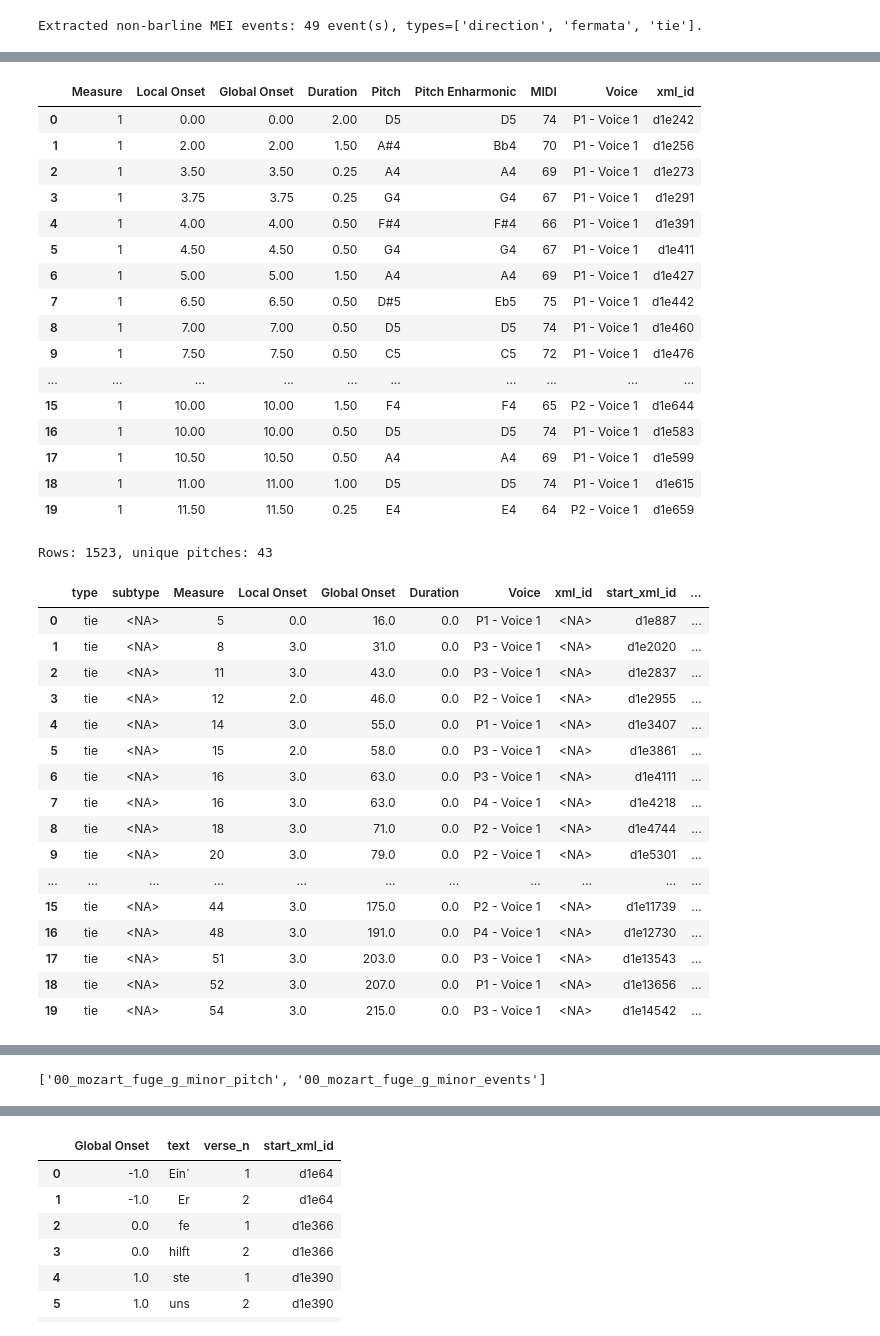
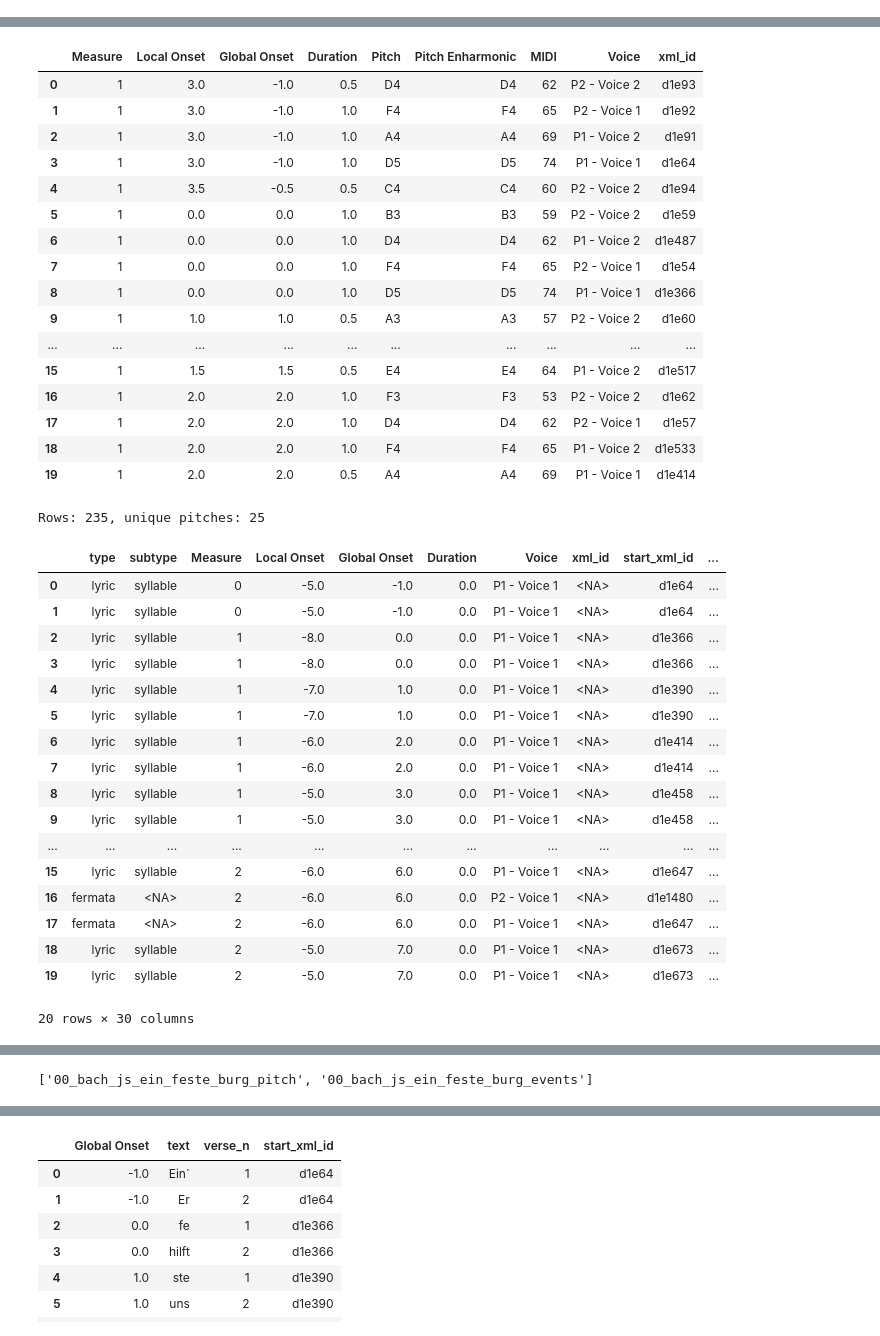
Before and after one commit to egorpol/camat_v2, a Jupyter notebook: testing_events_parse.ipynb, the cells around one changed output, grey strips where cells are left out. Drawn from its saved outputs; the diff is of its cells as text; code cells hidden in the pictures.

```diff
--- a/testing_events_parse.ipynb
+++ b/testing_events_parse.ipynb
@@ -40,8 +40,10 @@ ZOOM_WHEEL_DIM = 'width'             # 'both' | 'width' | 'height' (Bokeh only)
 SHOW_PROGRESS = True                 # tqdm progress bar for multiple files
 PROGRESS_DESC = None                 # custom progress label, or None
 
+QUIET_NATIVE_WARNINGS = False        # suppress native backend warnings
+
 # Cross-backend options
-STRIP_TIES = True                    # music21 backend only
+STRIP_TIES = True                    # reject ties in music21 backend only
 ALIGN_ACCIDENT_SCHEMA = True         # harmonize accidental schema across backends
 COLORIZE_VOICES = True               # color-code notes by voice/part in piano roll
 PALETTE = 'Category20'               # e.g. 'Category10', 'Category20', 'Set3', or list of colors
@@ -59,15 +61,16 @@ FILE_SOURCES = [
     # 'https://raw.githubusercontent.com/humdrum-tools/bach-wtc/refs/heads/main/kern/wtc1f22.krn',
     #  'https://raw.githubusercontent.com/trompamusic-encodings/Beethoven_Op31_No3_HenleUrtext/refs/heads/master/Beethoven_Op31_No3_3-HenleUrtext.mei',
     #  'https://raw.githubusercontent.com/piasteuck/winterreise-analysis/refs/heads/main/Schubert_Winterreise_Dataset_v2-0/01_RawData/score_musicxml/Schubert_D911-20.xml',
-    #  'https://raw.githubusercontent.com/music-encoding/sample-encodings/main/MEI_5.0/Music/Complete_examples/Bach-JS_Ein_feste_Burg.mei',
+    'https://raw.githubusercontent.com/music-encoding/sample-encodings/main/MEI_5.0/Music/Complete_examples/Bach-JS_Ein_feste_Burg.mei',
     #  'https://raw.githubusercontent.com/annplaksin/mei-sample-encodings/refs/heads/main/Dufay-SalveRegina/SalveReginaMisericordiae_Dufay_MEI_Mensural.mei',
-    'https://raw.githubusercontent.com/music-encoding/sample-encodings/main/MEI_3.0/Music/Complete_examples/Mozart_Fuge_G_minor.mei',
+    # 'https://raw.githubusercontent.com/music-encoding/sample-encodings/main/MEI_3.0/Music/Complete_examples/Mozart_Fuge_G_minor.mei',
 ]
 
 # Parse and visualize
 results, dfs_by_name, df_processed = parse_files(
     FILE_SOURCES,
     parsing_backend=PARSING_BACKEND,
+    quiet_native_warnings=QUIET_NATIVE_WARNINGS,
     dedupe_weaker_text_events=DEDUPE_WEAKER_TEXT_EVENTS,
     print_parsed_summary=PRINT_PARSED_SUMMARY,
     filter_zero_duration=FILTER_ZERO_DURATION,
@@ -120,39 +125,39 @@ Detected common-notation MEI. Skipping mensural duration/meter preprocessing.
 [Warning] Cannot parse JSON std::string. Using default options.
-Extracted non-barline MEI events: 49 event(s), types=['direction', 'fermata', 'tie'].
 [interactive output not drawn]
 [interactive output not drawn]
 |  | Measure | Local Onset | Global Onset | Duration | Pitch | Pitch Enharmonic | MIDI | Voice | xml_id |
-| 0 | 1 | 0.00 | 0.00 | 2.00 | D5 | D5 | 74 | P1 - Voice 1 | d1e242 |
-| 1 | 1 | 2.00 | 2.00 | 1.50 | A#4 | Bb4 | 70 | P1 - Voice 1 | d1e256 |
-| 2 | 1 | 3.50 | 3.50 | 0.25 | A4 | A4 | 69 | P1 - Voice 1 | d1e273 |
-| 3 | 1 | 3.75 | 3.75 | 0.25 | G4 | G4 | 67 | P1 - Voice 1 | d1e291 |
-| 4 | 1 | 4.00 | 4.00 | 0.50 | F#4 | F#4 | 66 | P1 - Voice 1 | d1e391 |
-| 5 | 1 | 4.50 | 4.50 | 0.50 | G4 | G4 | 67 | P1 - Voice 1 | d1e411 |
-| 6 | 1 | 5.00 | 5.00 | 1.50 | A4 | A4 | 69 | P1 - Voice 1 | d1e427 |
-| 7 | 1 | 6.50 | 6.50 | 0.50 | D#5 | Eb5 | 75 | P1 - Voice 1 | d1e442 |
-| 8 | 1 | 7.00 | 7.00 | 0.50 | D5 | D5 | 74 | P1 - Voice 1 | d1e460 |
-| 9 | 1 | 7.50 | 7.50 | 0.50 | C5 | C5 | 72 | P1 - Voice 1 | d1e476 |
+| 0 | 1 | 3.0 | -1.0 | 0.5 | D4 | D4 | 62 | P2 - Voice 2 | d1e93 |
+| 1 | 1 | 3.0 | -1.0 | 1.0 | F4 | F4 | 65 | P2 - Voice 1 | d1e92 |
+| 2 | 1 | 3.0 | -1.0 | 1.0 | A4 | A4 | 69 | P1 - Voice 2 | d1e91 |
+| 3 | 1 | 3.0 | -1.0 | 1.0 | D5 | D5 | 74 | P1 - Voice 1 | d1e64 |
+| 4 | 1 | 3.5 | -0.5 | 0.5 | C4 | C4 | 60 | P2 - Voice 2 | d1e94 |
+| 5 | 1 | 0.0 | 0.0 | 1.0 | B3 | B3 | 59 | P2 - Voice 2 | d1e59 |
+| 6 | 1 | 0.0 | 0.0 | 1.0 | D4 | D4 | 62 | P1 - Voice 2 | d1e487 |
+| 7 | 1 | 0.0 | 0.0 | 1.0 | F4 | F4 | 65 | P2 - Voice 1 | d1e54 |
+| 8 | 1 | 0.0 | 0.0 | 1.0 | D5 | D5 | 74 | P1 - Voice 1 | d1e366 |
+| 9 | 1 | 1.0 | 1.0 | 0.5 | A3 | A3 | 57 | P2 - Voice 2 | d1e60 |
 | ... | ... | ... | ... | ... | ... | ... | ... | ... | ... |
-| 15 | 1 | 10.00 | 10.00 | 1.50 | F4 | F4 | 65 | P2 - Voice 1 | d1e644 |
-| 16 | 1 | 10.00 | 10.00 | 0.50 | D5 | D5 | 74 | P1 - Voice 1 | d1e583 |
-| 17 | 1 | 10.50 | 10.50 | 0.50 | A4 | A4 | 69 | P1 - Voice 1 | d1e599 |
-| 18 | 1 | 11.00 | 11.00 | 1.00 | D5 | D5 | 74 | P1 - Voice 1 | d1e615 |
-| 19 | 1 | 11.50 | 11.50 | 0.25 | E4 | E4 | 64 | P2 - Voice 1 | d1e659 |
+| 15 | 1 | 1.5 | 1.5 | 0.5 | E4 | E4 | 64 | P1 - Voice 2 | d1e517 |
+| 16 | 1 | 2.0 | 2.0 | 1.0 | F3 | F3 | 53 | P2 - Voice 2 | d1e62 |
+| 17 | 1 | 2.0 | 2.0 | 1.0 | D4 | D4 | 62 | P2 - Voice 1 | d1e57 |
+| 18 | 1 | 2.0 | 2.0 | 1.0 | F4 | F4 | 65 | P1 - Voice 2 | d1e533 |
+| 19 | 1 | 2.0 | 2.0 | 0.5 | A4 | A4 | 69 | P1 - Voice 1 | d1e414 |
+Rows: 235, unique pitches: 25
+|  | type | subtype | Measure | Local Onset | Global Onset | Duration | Voice | xml_id | start_xml_id | ... |
+| 0 | lyric | syllable | 0 | -5.0 | -1.0 | 0.0 | P1 - Voice 1 | <NA> | d1e64 | ... |
+| 1 | lyric | syllable | 0 | -5.0 | -1.0 | 0.0 | P1 - Voice 1 | <NA> | d1e64 | ... |
+| 2 | lyric | syllable | 1 | -8.0 | 0.0 | 0.0 | P1 - Voice 1 | <NA> | d1e366 | ... |
+| 3 | lyric | syllable | 1 | -8.0 | 0.0 | 0.0 | P1 - Voice 1 | <NA> | d1e366 | ... |
+| 4 | lyric | syllable | 1 | -7.0 | 1.0 | 0.0 | P1 - Voice 1 | <NA> | d1e390 | ... |
+| 5 | lyric | syllable | 1 | -7.0 | 1.0 | 0.0 | P1 - Voice 1 | <NA> | d1e390 | ... |
+| 6 | lyric | syllable | 1 | -6.0 | 2.0 | 0.0 | P1 - Voice 1 | <NA> | d1e414 | ... |
+| 7 | lyric | syllable | 1 | -6.0 | 2.0 | 0.0 | P1 - Voice 1 | <NA> | d1e414 | ... |
+| 8 | lyric | syllable | 1 | -5.0 | 3.0 | 0.0 | P1 - Voice 1 | <NA> | d1e458 | ... |
+| 9 | lyric | syllable | 1 | -5.0 | 3.0 | 0.0 | P1 - Voice 1 | <NA> | d1e458 | ... |
+| ... | ... | ... | ... | ... | ... | ... | ... | ... | ... | ... |
+| 15 | lyric | syllable | 2 | -6.0 | 6.0 | 0.0 | P1 - Voice 1 | <NA> | d1e647 | ... |
+| 16 | fermata | <NA> | 2 | -6.0 | 6.0 | 0.0 | P2 - Voice 1 | <NA> | d1e1480 | ... |
+| 17 | fermata | <NA> | 2 | -6.0 | 6.0 | 0.0 | P1 - Voice 1 | <NA> | d1e647 | ... |
+| 18 | lyric | syllable | 2 | -5.0 | 7.0 | 0.0 | P1 - Voice 1 | <NA> | d1e673 | ... |
+| 19 | lyric | syllable | 2 | -5.0 | 7.0 | 0.0 | P1 - Voice 1 | <NA> | d1e673 | ... |
-Rows: 1523, unique pitches: 43
+20 rows × 30 columns
-|  | type | subtype | Measure | Local Onset | Global Onset | Duration | Voice | xml_id | start_xml_id | ... |
-| 0 | tie | <NA> | 5 | 0.0 | 16.0 | 0.0 | P1 - Voice 1 | <NA> | d1e887 | ... |
-| 1 | tie | <NA> | 8 | 3.0 | 31.0 | 0.0 | P3 - Voice 1 | <NA> | d1e2020 | ... |
-| 2 | tie | <NA> | 11 | 3.0 | 43.0 | 0.0 | P3 - Voice 1 | <NA> | d1e2837 | ... |
-| 3 | tie | <NA> | 12 | 2.0 | 46.0 | 0.0 | P2 - Voice 1 | <NA> | d1e2955 | ... |
-| 4 | tie | <NA> | 14 | 3.0 | 55.0 | 0.0 | P1 - Voice 1 | <NA> | d1e3407 | ... |
-| 5 | tie | <NA> | 15 | 2.0 | 58.0 | 0.0 | P3 - Voice 1 | <NA> | d1e3861 | ... |
-| 6 | tie | <NA> | 16 | 3.0 | 63.0 | 0.0 | P3 - Voice 1 | <NA> | d1e4111 | ... |
-| 7 | tie | <NA> | 16 | 3.0 | 63.0 | 0.0 | P4 - Voice 1 | <NA> | d1e4218 | ... |
-| 8 | tie | <NA> | 18 | 3.0 | 71.0 | 0.0 | P2 - Voice 1 | <NA> | d1e4744 | ... |
-| 9 | tie | <NA> | 20 | 3.0 | 79.0 | 0.0 | P2 - Voice 1 | <NA> | d1e5301 | ... |
-| ... | ... | ... | ... | ... | ... | ... | ... | ... | ... | ... |
-| 15 | tie | <NA> | 44 | 3.0 | 175.0 | 0.0 | P2 - Voice 1 | <NA> | d1e11739 | ... |
-| 16 | tie | <NA> | 48 | 3.0 | 191.0 | 0.0 | P4 - Voice 1 | <NA> | d1e12730 | ... |
-| 17 | tie | <NA> | 51 | 3.0 | 203.0 | 0.0 | P3 - Voice 1 | <NA> | d1e13543 | ... |
-| 18 | tie | <NA> | 52 | 3.0 | 207.0 | 0.0 | P1 - Voice 1 | <NA> | d1e13656 | ... |
-| 19 | tie | <NA> | 54 | 3.0 | 215.0 | 0.0 | P3 - Voice 1 | <NA> | d1e14542 | ... |
@@ -164,7 +168,7 @@ Parsed DataFrames:
 # %%
 list(dfs_by_name)
 # %% [output]
-['00_mozart_fuge_g_minor_pitch', '00_mozart_fuge_g_minor_events']
+['00_bach_js_ein_feste_burg_pitch', '00_bach_js_ein_feste_burg_events']
 # %%
 display(dfs_by_name["00_bach_js_ein_feste_burg_events"])
 # %% [output]
```
Also changed, not shown: parts of 3 cells of this notebook, 47 other files.
